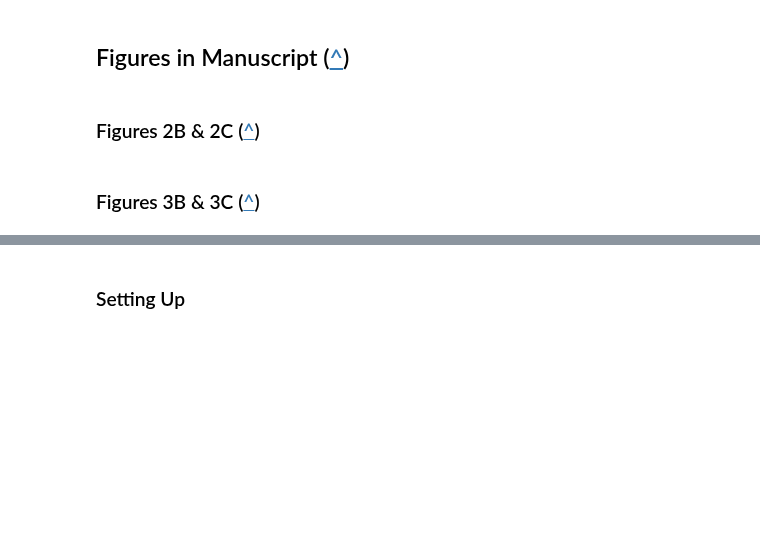
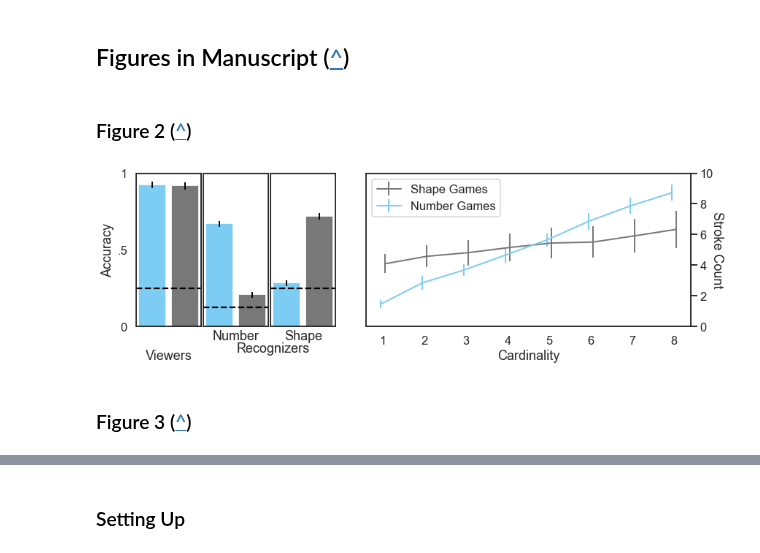
Before and after one commit to cogtoolslab/improvised_numerals, a Jupyter notebook: analysis/main_analyses.ipynb, the cells around one changed output, grey strips where cells are left out. Cells and saved outputs as stored; diff of their text form; code cells hidden in the pictures; blank space fills up the shorter version.

```diff
--- a/analysis/main_analyses.ipynb
+++ b/analysis/main_analyses.ipynb
@@ -98,8 +102,8 @@ save_images = True             # automatically save sketches + galleries for Exp
 extra_exclusions = False        # exclude a few games in Experiment 3 or not?
 
 # set general preferences for figure aesthetics
-lw = 3
-cs = 3
+lw = 2
+cs = 1
 
 # What is our colour palette? Others are #97b4c2 (simpsons err fill), #25B1F7 (exp1 stroke ratio line), #25B1F7 (exp2 bar fill)
 c1 = '#7DCCF4'
@@ -937,7 +1035,7 @@ print("Producing   :    t = {},  p = {}".format(r(ttest_PT[0],sigfigs=3),r(ttest
 # %% [markdown]
 ## <a name="figures"></a> Figures in Manuscript ([^](#top))
 # %% [markdown]
-### <a name="fig2"></a> Figures 2B & 2C ([^](#top))
+### <a name="fig2"></a> Figure 2 ([^](#top))
 # %%
 # Figure 2B
 
@@ -967,29 +1065,35 @@ ax0.set_xticklabels([])
 ax0.axis('off')
 
 
-ax1.bar(acc_DF.reset_index()['Game_Condition'],
+bars1 = ax1.bar(acc_DF.reset_index()['Game_Condition'],
         height=acc_DF['mean'],
-        color = [c1,c2], alpha=1,
+        color = [c1,c2], alpha=1, edgecolor = [c1,c2],
         yerr= acc_DF['ci95_hi']-acc_DF['mean'],
         error_kw={'linewidth':lw,'capsize':cs,'markeredgewidth':lw})
 
-
-
 number_acc = condition_acc[condition_acc['Rcond'] == 'number']
-ax2.bar(number_acc['Ocond'],
+bars2 = ax2.bar(number_acc['Ocond'],
         height=number_acc['mean'],
-        color = [c1,c2], alpha=1,
+        color = [c1,c2], alpha=1, edgecolor = [c1,c2],
         yerr= number_acc['ci95_hi']-number_acc['mean'],
         error_kw={'linewidth':lw,'capsize':cs,'markeredgewidth':lw})
 
-
-
 shape_acc = condition_acc[condition_acc['Rcond'] == 'shape']
-ax3.bar(shape_acc['Ocond'],
+bars3 = ax3.bar(shape_acc['Ocond'],
         height=shape_acc['mean'],
-        color = [c1,c2], alpha=1,
+        color = [c1,c2], alpha=1, edgecolor = [c1,c2],
         yerr= shape_acc['ci95_hi']-shape_acc['mean'],
         error_kw={'linewidth':lw,'capsize':cs,'markeredgewidth':lw})
+
+# Reviewer 3 pointed out that these bars were poorly formatted. It turns out that plt's bar borders actually change the height of the bars(!!!)
+# So, we'll reduce them on this figure to make it more legible
+for bar in bars1:
+    bar.set_linewidth(.25)
+for bar in bars2:
+    bar.set_linewidth(.25)
+for bar in bars3:
+    bar.set_linewidth(.25)
+
 
 ax1.set_xticks([])
 ax1.set_xticklabels([])
@@ -1024,35 +1128,39 @@ num_str_trial_DF = get_confint(pd.DataFrame(df_num.groupby(['cardinality'])['num
 aml_str_trial_DF = get_confint(pd.DataFrame(df_aml.groupby(['cardinality'])['numStrokes'].agg(['mean', 'count', 'std'])))
 
 # we'll plot each condition onto the axis separately
 ax4.errorbar(np.arange(1,len(aml_str_trial_DF)+1)+.05, aml_str_trial_DF['mean'],
              yerr = aml_str_trial_DF['ci95_hi'] - aml_str_trial_DF['mean'],
              linewidth=lw, capsize=cs, elinewidth=lw, markeredgewidth=lw, c=c2)
 ax4.errorbar(np.arange(1,len(num_str_trial_DF)+1)-.05, num_str_trial_DF['mean'],
              yerr = num_str_trial_DF['ci95_hi'] - num_str_trial_DF['mean'],
              linewidth=lw, capsize=cs, elinewidth=lw, markeredgewidth=lw, c=c1)
 
 # add labels, etc
 ax4.legend(('Shape Games','Number Games'),loc="upper left")
 ax4.yaxis.tick_right()
 ax4.set_xlabel("Cardinality")
 ax4.set_ylabel("Stroke Count",rotation=270)
 ax4.set_ylim(0,np.ceil(np.max(num_str_trial_DF['ci95_hi']))) # set y-limit to be the nearest integer above max err val
 ax4.yaxis.set_label_position("right")
 ax4.yaxis.set_label_coords(1.1, .5)
 
 
 plt.tight_layout(w_pad=.3)
 
 ax5 = fig.add_subplot(111, frameon=False)
 # hide tick and tick label of the big axis
 ax5.set_position(pos=[.1,.25,.37,.1])
 ax5.tick_params(labelcolor='none', which='both', top=False, bottom=False, left=False, right=False)
 ax5.set_xlabel("Recognizers")
 ax5.set_ylabel("")
 
 
-fig.savefig('../results/plots/Fig_2BC.pdf')
-# fig.savefig('../results/plots/Fig_2BC.png')
-# fig.savefig('../results/plots/Fig_2BC.svg')
+fig.savefig('../results/plots/Fig_2.pdf')
+fig.savefig('../results/plots/Fig_2.png')
+fig.savefig('../results/plots/Fig_2.svg')
+
+# ax2.scatter([0.2,1.2], number_acc['mean'], s=2, color='black', zorder=100)
+# %% [output]
+[figure, added]
 # %% [markdown]
-### <a name="fig3"></a> Figures 3B & 3C ([^](#top))
+### <a name="fig3"></a> Figure 3 ([^](#top))
```
Also changed, not shown: parts of 25 cells of this notebook.
